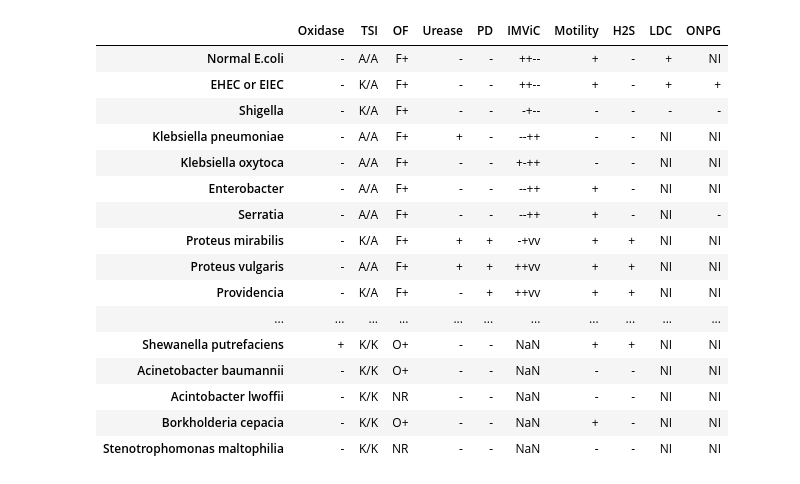
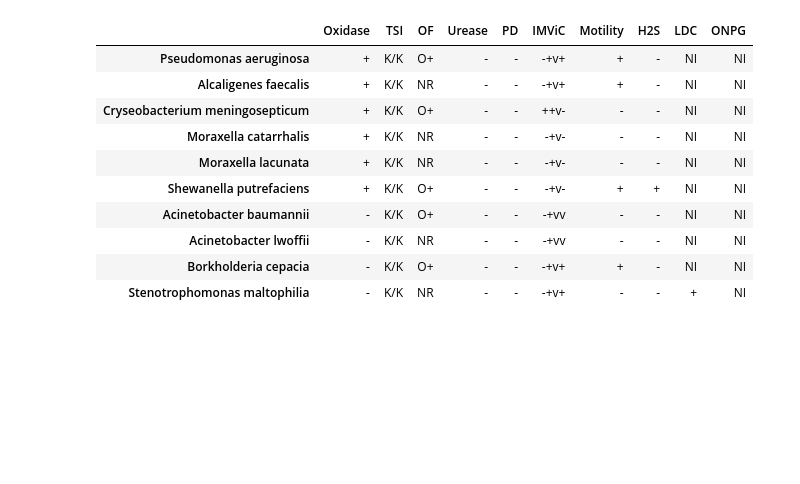
Before and after one commit to mseifoori/bacteria-diagnosis, a Jupyter notebook: data/test.ipynb, the cells around one changed output. Saved outputs shown, nothing was run; the diff lists cells and outputs as text; code cells hidden in the pictures; blank space fills up the shorter version.

```diff
--- a/data/test.ipynb
+++ b/data/test.ipynb
@@ -202,20 +202,15 @@ nfb_bacteria_tests
-# %%
-pd.concat([enterobacteriaceae_bacteria_tests, nfb_bacteria_tests])
-# %% [output]
-|  | Oxidase | TSI | OF | Urease | PD | IMViC | Motility | H2S | LDC | ONPG |
-| Normal E.coli | - | A/A | F+ | - | - | ++-- | + | - | + | NI |
-| EHEC or EIEC | - | K/A | F+ | - | - | ++-- | + | - | + | + |
-| Shigella | - | K/A | F+ | - | - | -+-- | - | - | - | - |
-| Klebsiella pneumoniae | - | A/A | F+ | + | - | --++ | - | - | NI | NI |
-| Klebsiella oxytoca | - | A/A | F+ | - | - | +-++ | - | - | NI | NI |
-| Enterobacter | - | A/A | F+ | - | - | --++ | + | - | NI | NI |
-| Serratia | - | A/A | F+ | - | - | --++ | + | - | NI | - |
-| Proteus mirabilis | - | K/A | F+ | + | + | -+vv | + | + | NI | NI |
-| Proteus vulgaris | - | A/A | F+ | + | + | ++vv | + | + | NI | NI |
-| Providencia | - | K/A | F+ | - | + | ++vv | + | + | NI | NI |
-| ... | ... | ... | ... | ... | ... | ... | ... | ... | ... | ... |
-| Shewanella putrefaciens | + | K/K | O+ | - | - | NaN | + | + | NI | NI |
-| Acinetobacter baumannii | - | K/K | O+ | - | - | NaN | - | - | NI | NI |
-| Acintobacter lwoffii | - | K/K | NR | - | - | NaN | - | - | NI | NI |
-| Borkholderia cepacia | - | K/K | O+ | - | - | NaN | + | - | NI | NI |
-| Stenotrophomonas maltophilia | - | K/K | NR | - | - | NaN | - | - | NI | NI |
+# %%
+nfb_bacteria_tests.loc['Stenotrophomonas maltophilia', 'LDC'] = '+'
+nfb_bacteria_tests
+# %% [output]
+|  | Oxidase | TSI | OF | Urease | PD | IMViC | Motility | H2S | LDC | ONPG |
+| Pseudomonas aeruginosa | + | K/K | O+ | - | - | -+v+ | + | - | NI | NI |
+| Alcaligenes faecalis | + | K/K | NR | - | - | -+v+ | + | - | NI | NI |
+| Cryseobacterium meningosepticum | + | K/K | O+ | - | - | ++v- | - | - | NI | NI |
+| Moraxella catarrhalis | + | K/K | NR | - | - | -+v- | - | - | NI | NI |
+| Moraxella lacunata | + | K/K | NR | - | - | -+v- | - | - | NI | NI |
+| Shewanella putrefaciens | + | K/K | O+ | - | - | -+v- | + | + | NI | NI |
+| Acinetobacter baumannii | - | K/K | O+ | - | - | -+vv | - | - | NI | NI |
+| Acinetobacter lwoffii | - | K/K | NR | - | - | -+vv | - | - | NI | NI |
+| Borkholderia cepacia | - | K/K | O+ | - | - | -+v+ | + | - | NI | NI |
+| Stenotrophomonas maltophilia | - | K/K | NR | - | - | -+v+ | - | - | + | NI |
```
Also changed, not shown: parts of 7 cells of this notebook, 2 other files.
